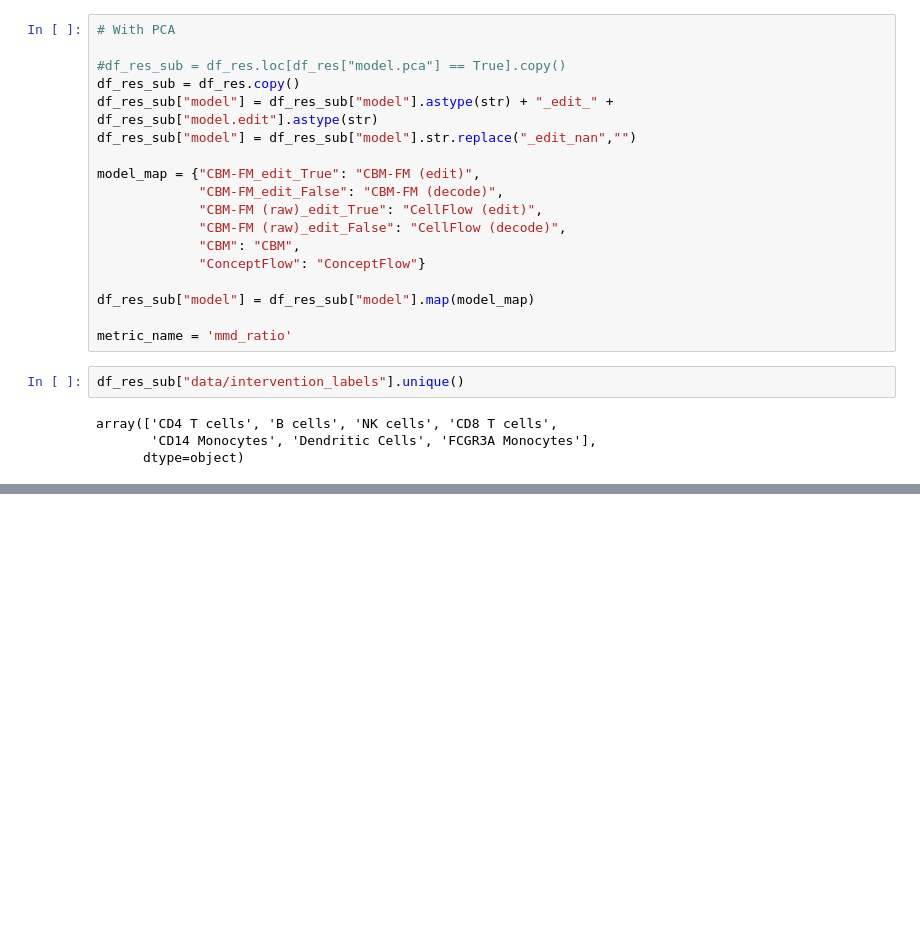
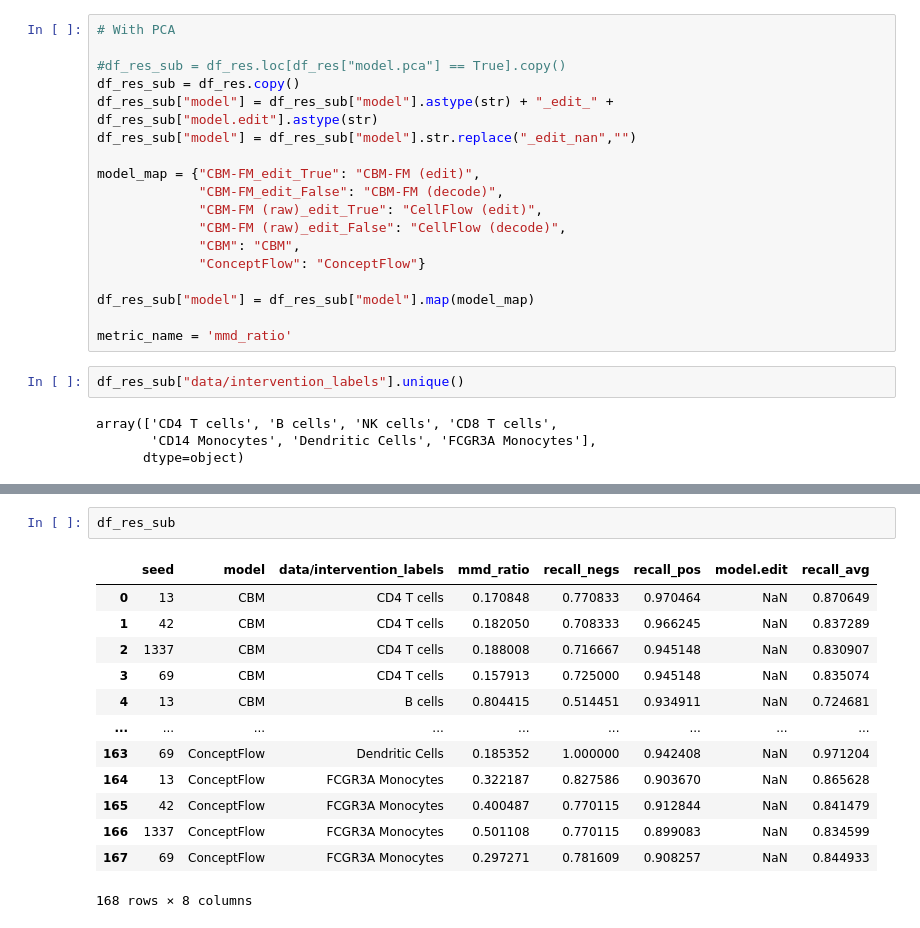
Before and after one commit to almaan/scCBGM, a Jupyter notebook: notebooks/analysis/results_aggregation.ipynb, the cells around one changed output, grey strips where cells are left out. Drawn from its saved outputs; the diff is of its cells as text; blank space fills up the shorter version.

```diff
--- a/notebooks/analysis/results_aggregation.ipynb
+++ b/notebooks/analysis/results_aggregation.ipynb
@@ -147,3 +142,19 @@ plt.show()
+# %%
+df_res_sub
+# %% [output]
+|  | seed | model | data/intervention_labels | mmd_ratio | recall_negs | recall_pos | model.edit | recall_avg |
+| 0 | 13 | CBM | CD4 T cells | 0.170848 | 0.770833 | 0.970464 | NaN | 0.870649 |
+| 1 | 42 | CBM | CD4 T cells | 0.182050 | 0.708333 | 0.966245 | NaN | 0.837289 |
+| 2 | 1337 | CBM | CD4 T cells | 0.188008 | 0.716667 | 0.945148 | NaN | 0.830907 |
+| 3 | 69 | CBM | CD4 T cells | 0.157913 | 0.725000 | 0.945148 | NaN | 0.835074 |
+| 4 | 13 | CBM | B cells | 0.804415 | 0.514451 | 0.934911 | NaN | 0.724681 |
+| ... | ... | ... | ... | ... | ... | ... | ... | ... |
+| 163 | 69 | ConceptFlow | Dendritic Cells | 0.185352 | 1.000000 | 0.942408 | NaN | 0.971204 |
+| 164 | 13 | ConceptFlow | FCGR3A Monocytes | 0.322187 | 0.827586 | 0.903670 | NaN | 0.865628 |
+| 165 | 42 | ConceptFlow | FCGR3A Monocytes | 0.400487 | 0.770115 | 0.912844 | NaN | 0.841479 |
+| 166 | 1337 | ConceptFlow | FCGR3A Monocytes | 0.501108 | 0.770115 | 0.899083 | NaN | 0.834599 |
+| 167 | 69 | ConceptFlow | FCGR3A Monocytes | 0.297271 | 0.781609 | 0.908257 | NaN | 0.844933 |
+168 rows × 8 columns
 # %%
 # Without PCA
 
```
Also changed, not shown: parts of 4 cells of this notebook, 9 other files.
